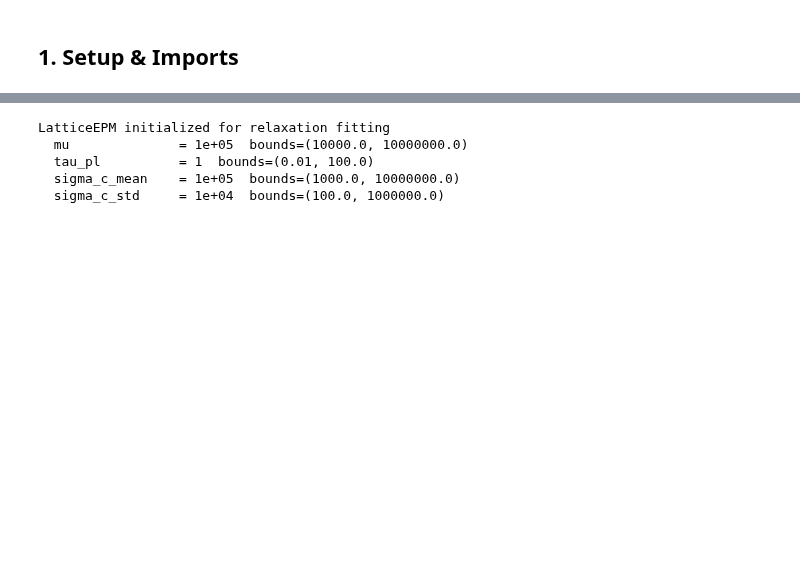
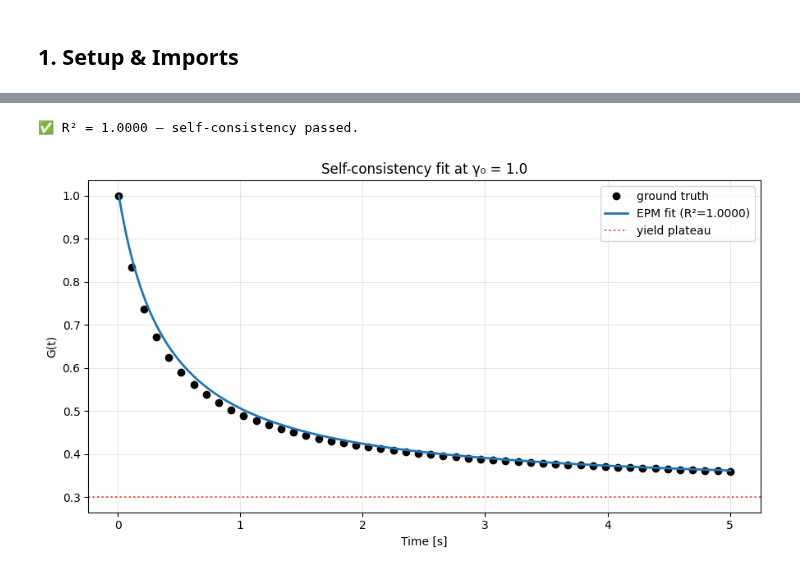
Before and after one commit to imewei/rheojax, a Jupyter notebook: examples/epm/05_epm_relaxation.ipynb, the cells around one changed output, grey strips where cells are left out. Drawn from its saved outputs; the diff is of its cells as text; code cells hidden in the pictures; blank space fills up the shorter version.

```diff
--- a/examples/epm/05_epm_relaxation.ipynb
+++ b/examples/epm/05_epm_relaxation.ipynb
@@ -224,31 +224,40 @@ The relaxation data shows:
+# %%
+# Guard: a proper self-consistency fit must reach R² > 0.8. If this fires,
+# the fluidity_form port in _jit_relaxation_kernel has regressed.
+nlsq_converged = metrics["R2"] >= 0.8
+if not nlsq_converged:
+    import warnings
+    warnings.warn(
+        f"Self-consistency NLSQ R² = {metrics['R2']:.4f} < 0.8: regression in "
+        "the relaxation JIT kernel or overstress wiring. Bayesian step skipped.",
+        stacklevel=2,
+    )
+    print(f"\n⚠️  R² = {metrics['R2']:.4f} — self-consistency failed.")
+else:
+    print(f"✅ R² = {metrics['R2']:.4f} — self-consistency passed.")
+# %% [output]
+✅ R² = 1.0000 — self-consistency passed.
 # %%
-# Initialize LatticeEPM with defaults
-model = LatticeEPM(
-    L=16 if FAST_MODE else 32,
-    dt=0.01,
+t_fine = np.linspace(t_synth.min(), t_synth.max(), 200)
+rheo_fine = RheoData(
+    x=t_fine, y=np.zeros_like(t_fine),
+    initial_test_mode="relaxation",
+    metadata={"gamma": STRAIN_STEP},
 )
+g_fine = np.asarray(fit_model.predict(rheo_fine, smooth=True, seed=42).y)
 
-# Widen bounds for polymer melts (must update both .bounds and .constraints)
-polymer_params = {
-    "mu":           ((1e4, 1e7),  1e5),
-    "tau_pl":       ((0.01, 100.0), 1.0),
-    "sigma_c_mean": ((1e3, 1e7),  1e5),
-    "sigma_c_std":  ((1e2, 1e6),  1e4),
-}
-for name, (new_bounds, init_val) in polymer_params.items():
-    param = model.parameters[name]
-    param.bounds = new_bounds
-    for c in param.constraints:
-        if c.type == "bounds":
-            c.min_value, c.max_value = new_bounds
-    model.parameters.set_value(name, init_val)
-
-print("LatticeEPM initialized for relaxation fitting")
-for name in polymer_params:
-    print(f"  {name:15s} = {model.parameters.get_value(name):.4g}  bounds={model.parameters[name].bounds}")
+fig, ax = plt.subplots(figsize=(9, 5))
+ax.plot(t_synth, g_synth, "ko", markersize=6, label="ground truth")
+ax.plot(t_fine, g_fine, "-", lw=2, color="C0",
+        label=f"EPM fit (R²={metrics['R2']:.4f})")
+ax.axhline(0.3, color="red", linestyle=":", alpha=0.7, label="yield plateau")
+ax.set_xlabel("Time [s]")
+ax.set_ylabel("G(t)")
+ax.set_title(f"Self-consistency fit at γ₀ = {STRAIN_STEP}")
+ax.legend()
+ax.grid(True, alpha=0.3)
+plt.tight_layout()
+display(fig)
+plt.close(fig)
 # %% [output]
-LatticeEPM initialized for relaxation fitting
-  mu              = 1e+05  bounds=(10000.0, 10000000.0)
-  tau_pl          = 1  bounds=(0.01, 100.0)
-  sigma_c_mean    = 1e+05  bounds=(1000.0, 10000000.0)
-  sigma_c_std     = 1e+04  bounds=(100.0, 1000000.0)
+[figure, added]
```
Also changed, not shown: parts of 38 cells of this notebook.
